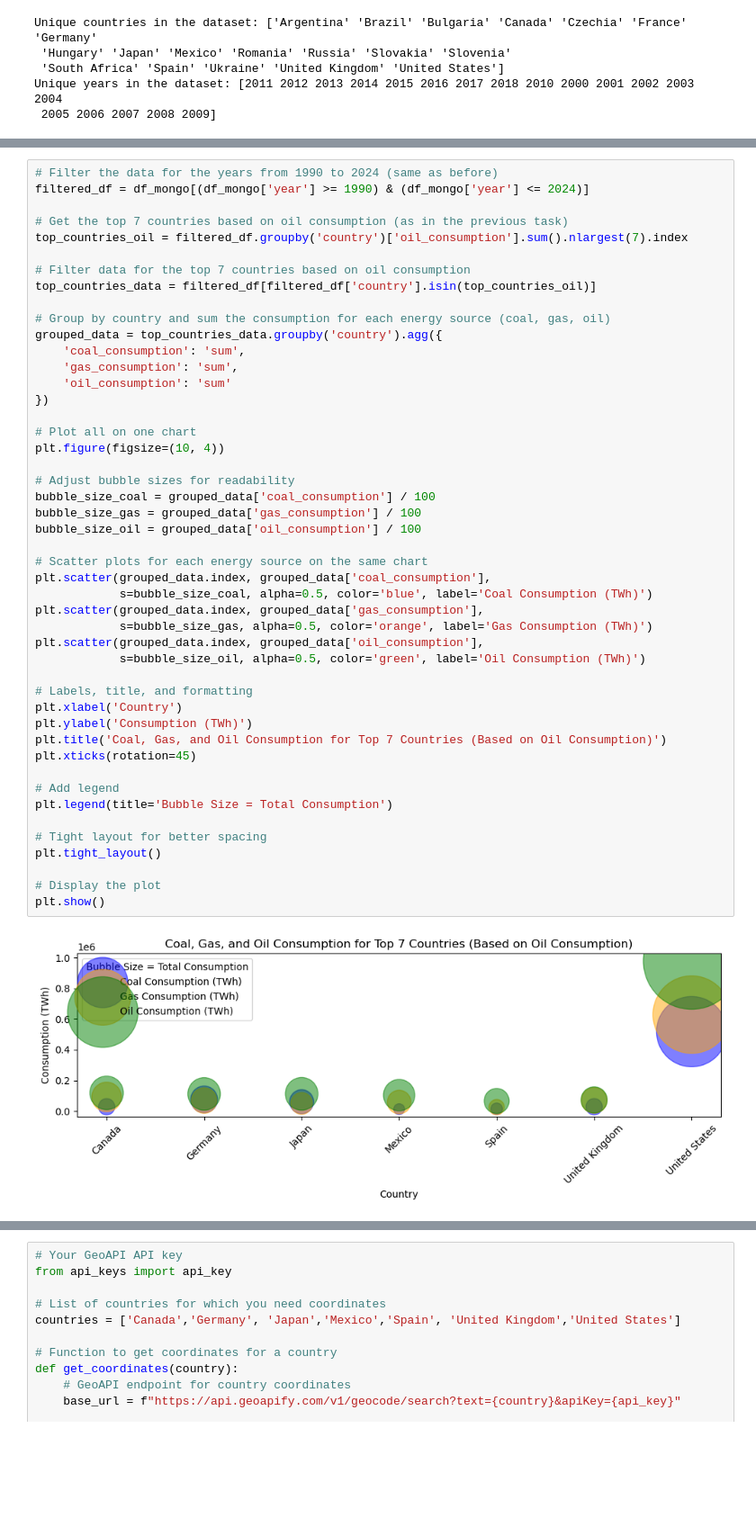
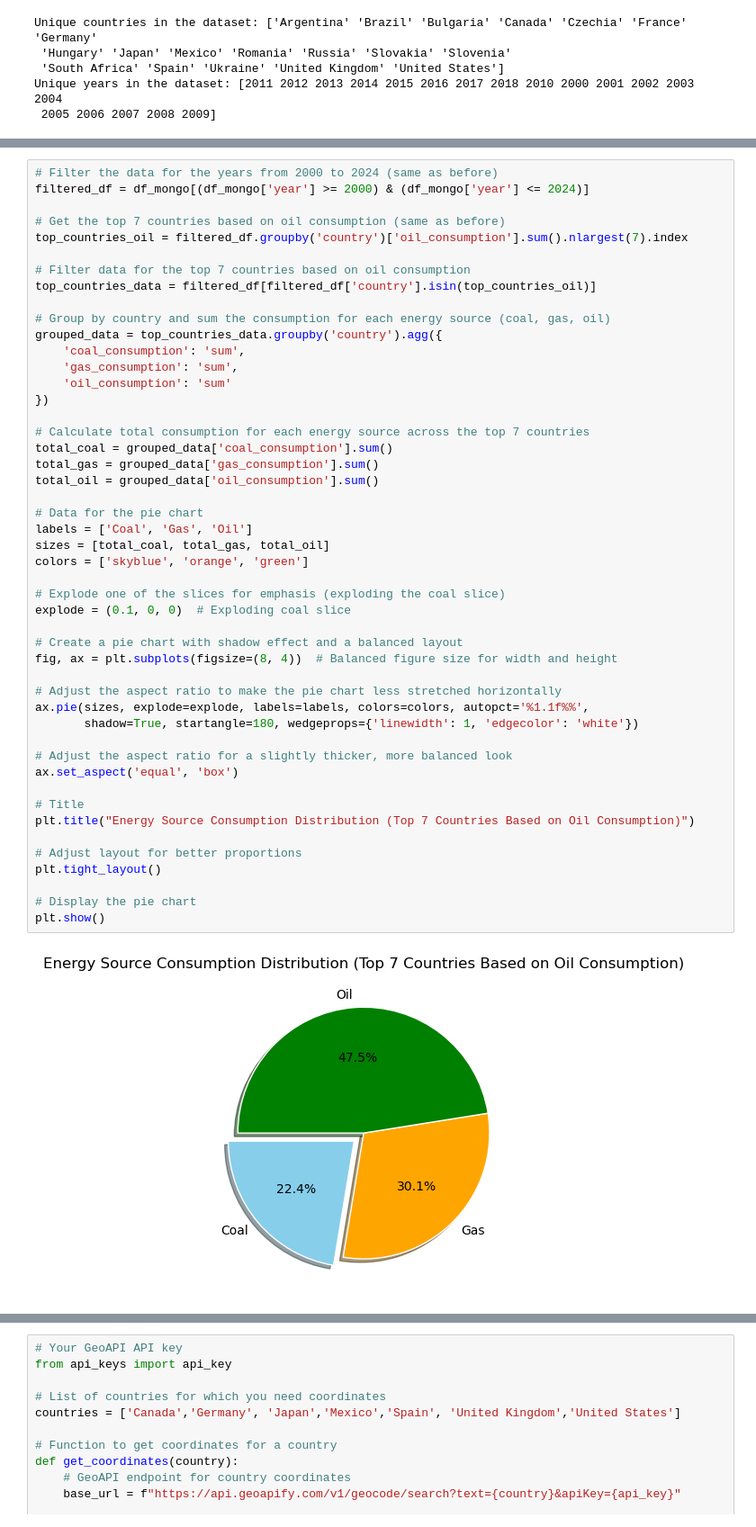
Before and after one commit to singhashishpal/project3_world_energy_consumption, a Jupyter notebook: Final Project.ipynb, the cells around one changed output, grey strips where cells are left out. Shown at 90% size. Cells and saved outputs as stored; diff of their text form; blank space fills up the shorter version.

```diff
--- a/Final Project.ipynb
+++ b/Final Project.ipynb
@@ -419,49 +632,50 @@ plt.show()
 # %%
-# Filter the data for the years from 1990 to 2024 (same as before)
-filtered_df = df_mongo[(df_mongo['year'] >= 1990) & (df_mongo['year'] <= 2024)]
+# Filter the data for the years from 2000 to 2024 (same as before)
+filtered_df = df_mongo[(df_mongo['year'] >= 2000) & (df_mongo['year'] <= 2024)]
 
-# Get the top 7 countries based on oil consumption (as in the previous task)
+# Get the top 7 countries based on oil consumption (same as before)
 top_countries_oil = filtered_df.groupby('country')['oil_consumption'].sum().nlargest(7).index
 
 # Filter data for the top 7 countries based on oil consumption
 top_countries_data = filtered_df[filtered_df['country'].isin(top_countries_oil)]
 
 # Group by country and sum the consumption for each energy source (coal, gas, oil)
 grouped_data = top_countries_data.groupby('country').agg({
     'coal_consumption': 'sum',
     'gas_consumption': 'sum',
     'oil_consumption': 'sum'
 })
 
-# Plot all on one chart
-plt.figure(figsize=(10, 4))
+# Calculate total consumption for each energy source across the top 7 countries
+total_coal = grouped_data['coal_consumption'].sum()
+total_gas = grouped_data['gas_consumption'].sum()
+total_oil = grouped_data['oil_consumption'].sum()
 
-# Adjust bubble sizes for readability
-bubble_size_coal = grouped_data['coal_consumption'] / 100
-bubble_size_gas = grouped_data['gas_consumption'] / 100
-bubble_size_oil = grouped_data['oil_consumption'] / 100
+# Data for the pie chart
+labels = ['Coal', 'Gas', 'Oil']
+sizes = [total_coal, total_gas, total_oil]
+colors = ['skyblue', 'orange', 'green']
 
-# Scatter plots for each energy source on the same chart
-plt.scatter(grouped_data.index, grouped_data['coal_consumption'],
-            s=bubble_size_coal, alpha=0.5, color='blue', label='Coal Consumption (TWh)')
-plt.scatter(grouped_data.index, grouped_data['gas_consumption'],
-            s=bubble_size_gas, alpha=0.5, color='orange', label='Gas Consumption (TWh)')
-plt.scatter(grouped_data.index, grouped_data['oil_consumption'],
-            s=bubble_size_oil, alpha=0.5, color='green', label='Oil Consumption (TWh)')
+# Explode one of the slices for emphasis (exploding the coal slice)
+explode = (0.1, 0, 0)  # Exploding coal slice
 
-# Labels, title, and formatting
-plt.xlabel('Country')
-plt.ylabel('Consumption (TWh)')
-plt.title('Coal, Gas, and Oil Consumption for Top 7 Countries (Based on Oil Consumption)')
-plt.xticks(rotation=45)
+# Create a pie chart with shadow effect and a balanced layout
+fig, ax = plt.subplots(figsize=(8, 4))  # Balanced figure size for width and height
 
-# Add legend
-plt.legend(title='Bubble Size = Total Consumption')
+# Adjust the aspect ratio to make the pie chart less stretched horizontally
+ax.pie(sizes, explode=explode, labels=labels, colors=colors, autopct='%1.1f%%',
+       shadow=True, startangle=180, wedgeprops={'linewidth': 1, 'edgecolor': 'white'})
 
-# Tight layout for better spacing
+# Adjust the aspect ratio for a slightly thicker, more balanced look
+ax.set_aspect('equal', 'box')
+
+# Title
+plt.title("Energy Source Consumption Distribution (Top 7 Countries Based on Oil Consumption)")
+
+# Adjust layout for better proportions
 plt.tight_layout()
 
-# Display the plot
+# Display the pie chart
 plt.show()
 # %% [output]
-[figure, old version]
+[figure, new version]
```
Also changed, not shown: parts of 17 cells of this notebook.
